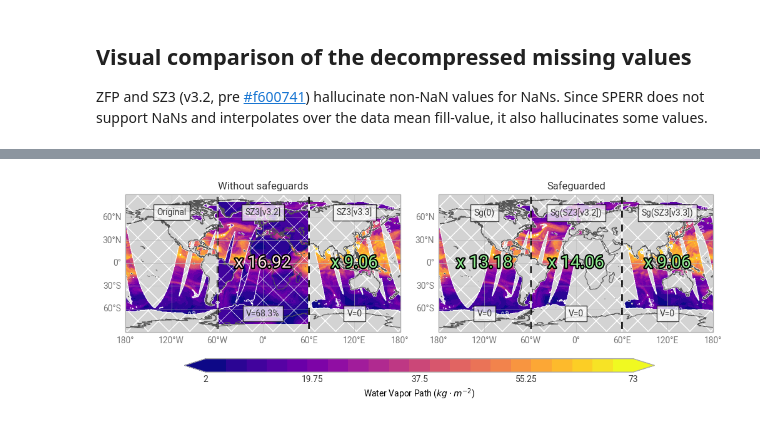
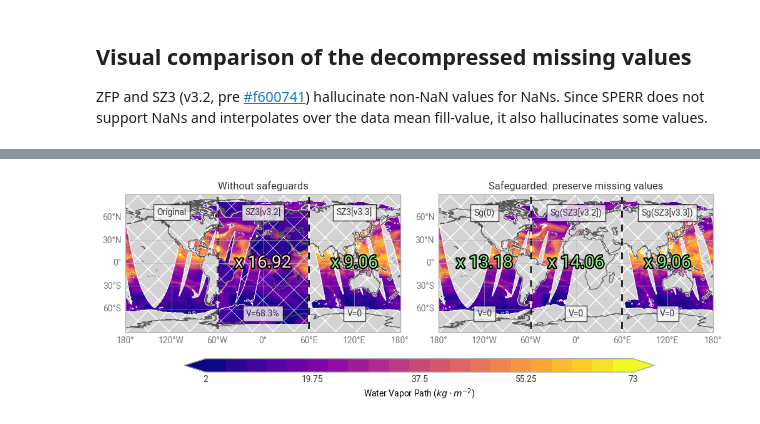
Before and after one commit to juntyr/compression-safeguards, a Jupyter notebook: examples/nan.ipynb, the cells around one changed output, grey strips where cells are left out. Cells and saved outputs as stored; diff of their text form; code cells hidden in the pictures.

```diff
--- a/examples/nan.ipynb
+++ b/examples/nan.ipynb
@@ -1047,33 +1011,33 @@ chart.contour(
         da.lat.values.reshape(-1, 1),
         da.shape,
     ),
     z=np.isnan(da).values,
     colors=["none"],
     linecolors=["white"],
     levels=[-0.5, 0.9, 1.5],
     legend_style=None,
     zorder=-10,
 )
 
 chart.ax.set_rasterization_zorder(-10)
 
 chart.ax.axvline(-60, c="white", ls=(2, (4, 4)), lw=2)
 chart.ax.axvline(-60, c="black", ls=(6, (4, 4)), lw=2)
 chart.ax.axvline(+60, c="white", ls=(2, (4, 4)), lw=2)
 chart.ax.axvline(+60, c="black", ls=(6, (4, 4)), lw=2)
 
 for m in earthkit.plots.schemas.schema.quickmap_subplot_workflow:
     if m != "title":
         getattr(chart, m)()
 
 for m in earthkit.plots.schemas.schema.quickmap_figure_workflow:
     if m != "legend":
         getattr(chart, m)()
 
-chart.title("Safeguarded")
+chart.title("Safeguarded: preserve missing values")
 
-fig.legend(location="bottom")
+fig.legend()
 
 fig.save("nan-summary.pdf")
 # %% [output]
-[figure, old version]
+[figure, new version]
```
Also changed, not shown: parts of 4 cells of this notebook.
